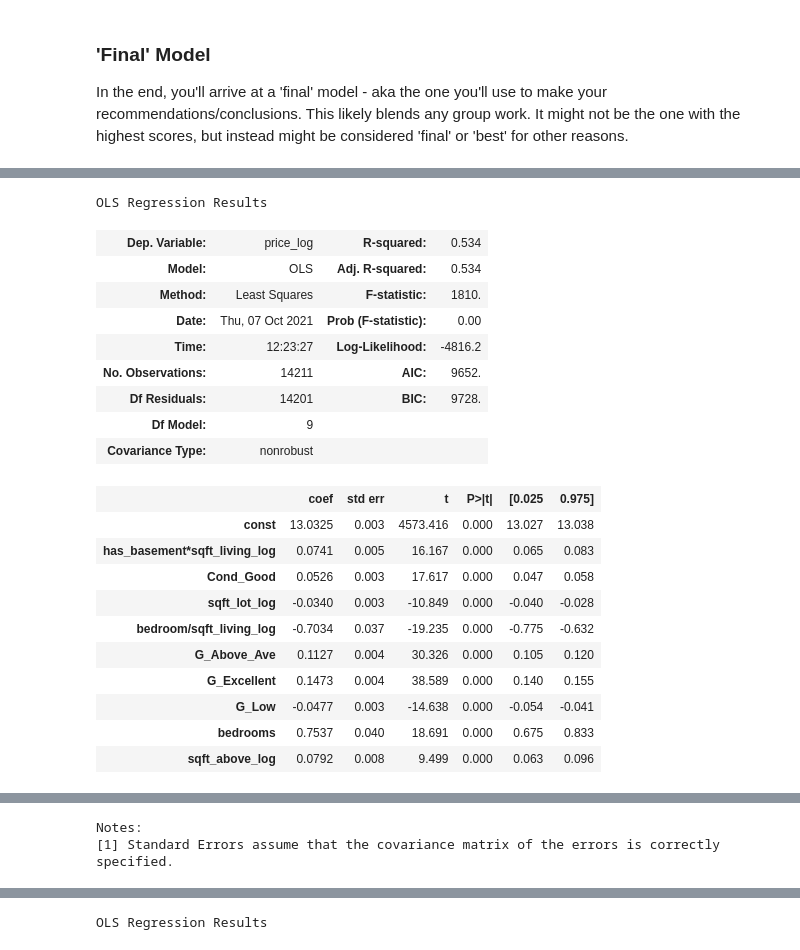
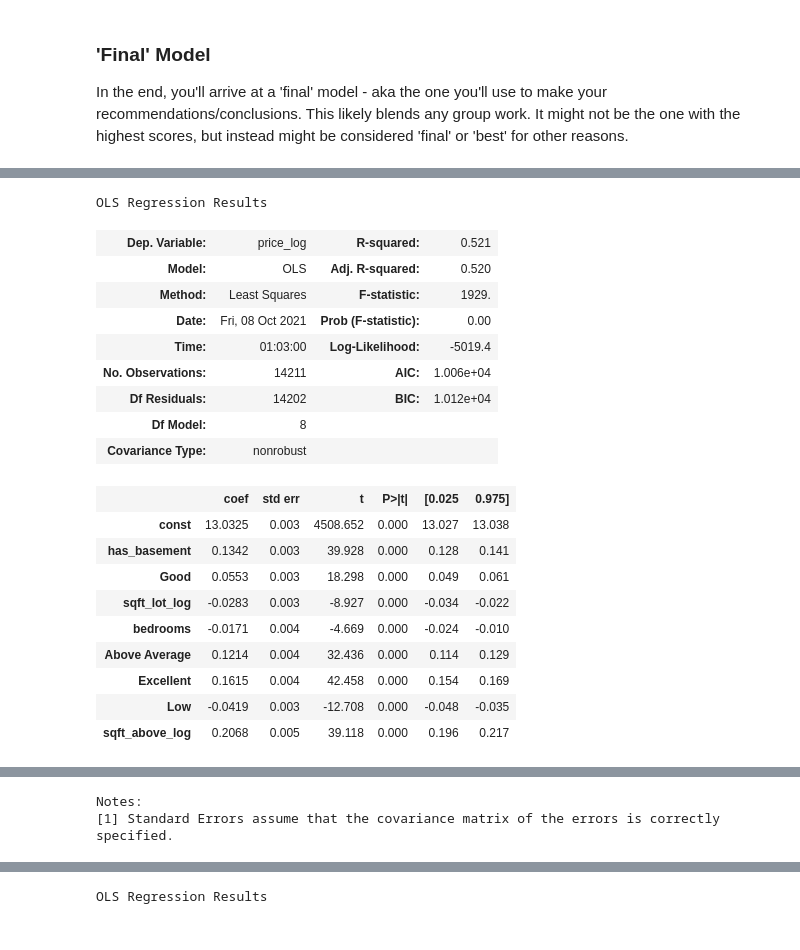
Before and after one commit to NicholasIndorf/KingCountyHousingSaleModel, a Jupyter notebook: notebooks/Nick/Project2TemplateNick.ipynb, the cells around one changed output, grey strips where cells are left out. Cells and saved outputs as stored; diff of their text form; code cells hidden in the pictures.

```diff
--- a/notebooks/Nick/Project2TemplateNick.ipynb
+++ b/notebooks/Nick/Project2TemplateNick.ipynb
@@ -411,7 +425,7 @@ cond_encod = pd.DataFrame(
     # Set the index to match X_train's index
     index= data.index
 )
-cond_encod.drop(columns='Cond_Ave', inplace=True)
+cond_encod.drop(columns='Average', inplace=True)
 # %%
 grade = data[["grade"]]
 ohe = OneHotEncoder(categories="auto",handle_unknown="ignore", sparse=False)
@@ -425,5 +439,5 @@ grade_encod = pd.DataFrame(
     # Set the index to match X_train's index
     index= data.index
 )
-grade_encod.drop(columns='G_Average', inplace=True)
+grade_encod.drop(columns='Average', inplace=True)
 # %%
@@ -474,0 +455,12 @@ data.corr()
+# %%
+#bedrooms/sqfoot of living space
+data["bedroom/sqft_above_log"] = data["bedrooms"] / data["sqft_above_log"]
+#bathrooms/sqfoot of living space
+data["bathrooms/sqft_above_log"] = data["bathrooms"] / data["sqft_above_log"]
+#floors/sq foor of living space
+data["floors/sqft_above_log"] = data["floors"] / data["sqft_above_log"]
+# basement / square foot of living space
+data["has_basement*sqft_above_log"] = data['has_basement']\
+                                        * data["sqft_above_log"]
+# House size to lot size ration
+data["sqft_above_log/sqft_lot_log"] = data["sqft_above_log"] / data["sqft_lot_log"]
@@ -577,12 +588,0 @@ Questions to consider:
-# %%
-#bedrooms/sqfoot of living space
-data["bedroom/sqft_living_log"] = data["bedrooms"] / data["sqft_living_log"]
-#bathrooms/sqfoot of living space
-data["bathrooms/sqft_living_log"] = data["bathrooms"] / data["sqft_living_log"]
-#floors/sq foor of living space
-data["floors/sqft_living_log"] = data["floors"] / data["sqft_living_log"]
-# basement / square foot of living space
-data["has_basement*sqft_living_log"] = data['has_basement']\
-                                        * data["sqft_living_log"]
-# House size to lot size ration
-data["sqft_living_log/sqft_lot_log"] = data["sqft_living_log"] / data["sqft_lot_log"]
@@ -1024,33 +1183,31 @@ In the end, you'll arrive at a 'final' model - aka the one you'll use to make yo
 # %%
-relcol = ['has_basement*sqft_living_log',
- 'Cond_Good',
+relcol = ['has_basement',
+ 'Good',
  'sqft_lot_log',
- 'bedroom/sqft_living_log',
- 'G_Above_Ave',
- 'G_Excellent',
- 'G_Low',
  'bedrooms',
+ 'Above Average',
+ 'Excellent',
+ 'Low',
  'sqft_above_log']
 smols(X_train_scaled, y_train, cols=relcol).summary()
 # %% [output]
 OLS Regression Results
-| Dep. Variable: | price_log | R-squared: | 0.534 |
-| Model: | OLS | Adj. R-squared: | 0.534 |
-| Method: | Least Squares | F-statistic: | 1810. |
-| Date: | Thu, 07 Oct 2021 | Prob (F-statistic): | 0.00 |
-| Time: | 12:23:27 | Log-Likelihood: | -4816.2 |
-| No. Observations: | 14211 | AIC: | 9652. |
-| Df Residuals: | 14201 | BIC: | 9728. |
-| Df Model: | 9 |  |  |
+| Dep. Variable: | price_log | R-squared: | 0.521 |
+| Model: | OLS | Adj. R-squared: | 0.520 |
+| Method: | Least Squares | F-statistic: | 1929. |
+| Date: | Fri, 08 Oct 2021 | Prob (F-statistic): | 0.00 |
+| Time: | 01:03:00 | Log-Likelihood: | -5019.4 |
+| No. Observations: | 14211 | AIC: | 1.006e+04 |
+| Df Residuals: | 14202 | BIC: | 1.012e+04 |
+| Df Model: | 8 |  |  |
 | Covariance Type: | nonrobust |  |  |
 |  | coef | std err | t | P>|t| | [0.025 | 0.975] |
-| const | 13.0325 | 0.003 | 4573.416 | 0.000 | 13.027 | 13.038 |
-| has_basement*sqft_living_log | 0.0741 | 0.005 | 16.167 | 0.000 | 0.065 | 0.083 |
-| Cond_Good | 0.0526 | 0.003 | 17.617 | 0.000 | 0.047 | 0.058 |
-| sqft_lot_log | -0.0340 | 0.003 | -10.849 | 0.000 | -0.040 | -0.028 |
-| bedroom/sqft_living_log | -0.7034 | 0.037 | -19.235 | 0.000 | -0.775 | -0.632 |
-| G_Above_Ave | 0.1127 | 0.004 | 30.326 | 0.000 | 0.105 | 0.120 |
-| G_Excellent | 0.1473 | 0.004 | 38.589 | 0.000 | 0.140 | 0.155 |
-| G_Low | -0.0477 | 0.003 | -14.638 | 0.000 | -0.054 | -0.041 |
-| bedrooms | 0.7537 | 0.040 | 18.691 | 0.000 | 0.675 | 0.833 |
-| sqft_above_log | 0.0792 | 0.008 | 9.499 | 0.000 | 0.063 | 0.096 |
+| const | 13.0325 | 0.003 | 4508.652 | 0.000 | 13.027 | 13.038 |
+| has_basement | 0.1342 | 0.003 | 39.928 | 0.000 | 0.128 | 0.141 |
+| Good | 0.0553 | 0.003 | 18.298 | 0.000 | 0.049 | 0.061 |
+| sqft_lot_log | -0.0283 | 0.003 | -8.927 | 0.000 | -0.034 | -0.022 |
+| bedrooms | -0.0171 | 0.004 | -4.669 | 0.000 | -0.024 | -0.010 |
+| Above Average | 0.1214 | 0.004 | 32.436 | 0.000 | 0.114 | 0.129 |
+| Excellent | 0.1615 | 0.004 | 42.458 | 0.000 | 0.154 | 0.169 |
+| Low | -0.0419 | 0.003 | -12.708 | 0.000 | -0.048 | -0.035 |
+| sqft_above_log | 0.2068 | 0.005 | 39.118 | 0.000 | 0.196 | 0.217 |
```
Also changed, not shown: parts of 145 cells of this notebook, 1 other file.
